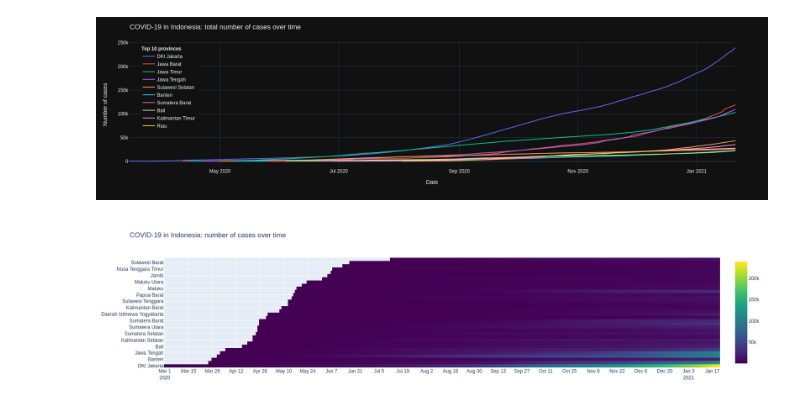
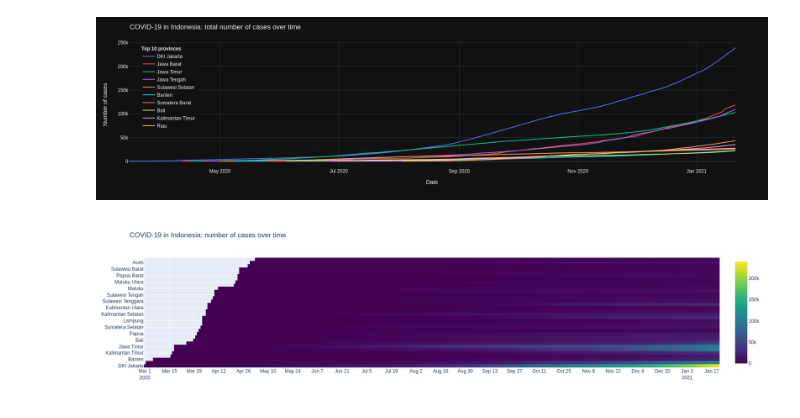
Before and after one commit to miftakhulaziz03/kmeans-clustering-covid19-id, a Jupyter notebook: kmeans-clustering-covid19-indonesia.ipynb, the cells around one changed output. Saved outputs shown, nothing was run; the diff lists cells and outputs as text; code cells hidden in the pictures.

```diff
--- a/kmeans-clustering-covid19-indonesia.ipynb
+++ b/kmeans-clustering-covid19-indonesia.ipynb
@@ -184,16 +184,16 @@ vis_lp2.show()
 # %% [output]
 [figure]
 # %%
-heatmap = data[(data[ColumnsData.cases] >= 100)].sort_values([ColumnsData.date, ColumnsData.province])
+heatmap = data[(data[ColumnsData.cases] >= 10)].sort_values([ColumnsData.date, ColumnsData.province])
 vis_hmap = go.Figure(data=go.Heatmap(
     z=heatmap[ColumnsData.cases],
     x=heatmap[ColumnsData.date],
     y=heatmap[ColumnsData.province],
     colorscale='Viridis'))
 
 vis_hmap.update_layout(
     title='COVID-19 in Indonesia: number of cases over time', xaxis_nticks=45)
 
 vis_hmap.show()
 # %% [output]
-[figure, old version]
+[figure, new version]
```
Also changed, not shown: parts of 1 cell of this notebook.
